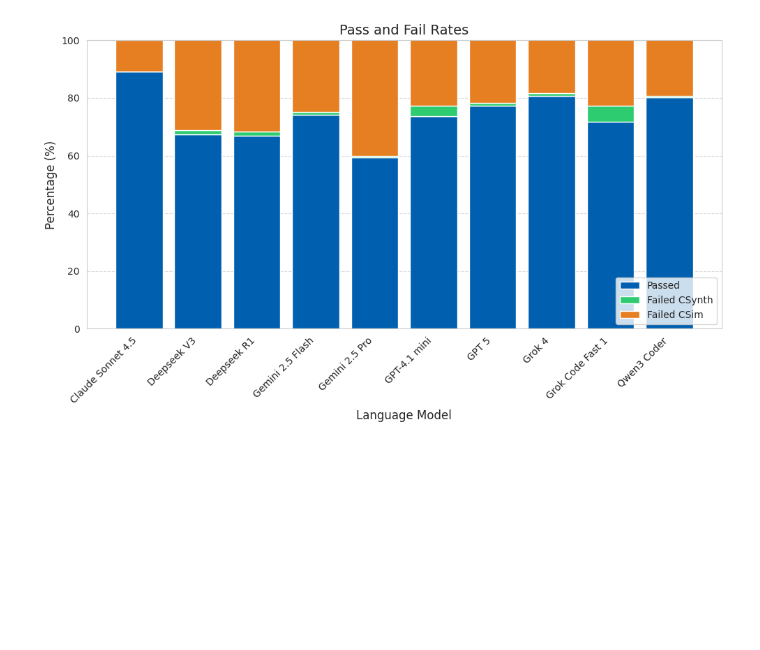
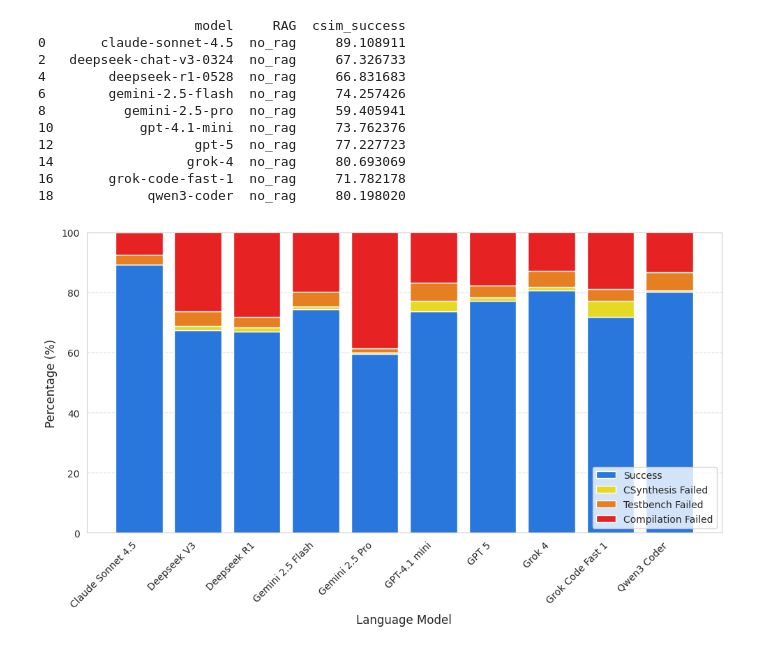
Before and after one commit to byuccl/HLS-FAB, a Jupyter notebook: results/data_analysis/oneshot_and_cost.ipynb, the cells around one changed output. Cells and saved outputs as stored; diff of their text form; code cells hidden in the pictures; blank space fills up the shorter version.

```diff
--- a/results/data_analysis/oneshot_and_cost.ipynb
+++ b/results/data_analysis/oneshot_and_cost.ipynb
@@ -11,6 +11,7 @@ import seaborn as sns
 #Getting the Average success values from the Rag and No Rag runs
 df = pd.read_csv('oneshot/vitis_oneshot1.csv')
 df2 = pd.read_csv('oneshot/vitis_oneshot2.csv')
+df_dyna = pd.read_csv('oneshot/dynarapid_oneshot.csv')
 
 # Formatting the successes and model names
 df['latency'] = pd.to_numeric(df['latency'], errors='coerce')
@@ -18,6 +19,18 @@ df['model'] = df['model'].str.split('/').str[-1]
 df2['latency'] = pd.to_numeric(df2['latency'], errors='coerce')
 df2['model'] = df2['model'].str.split('/').str[-1]
 
+df['compilation_failed'] = df['compilation_status'] == 'failed'
+df['mismatched_only'] = (df['outputs_match'] == 'mismatch') & (df['compilation_status'] != 'failed')
+df2['compilation_failed'] = df2['compilation_status'] == 'failed'
+df2['mismatched_only'] = (df2['outputs_match'] == 'mismatch') & (df2['compilation_status'] != 'failed')
+
+# print(df)
+df_dyna['model'] = df_dyna['model'].str.split('/').str[-1]
+df_dyna['has_dot'] = pd.to_numeric(df_dyna['has_dot'], errors='coerce')
+df_dyna['has_dcp'] = pd.to_numeric(df_dyna['has_dcp'], errors='coerce')
+df_dyna['compilation_failed'] = (df_dyna['compiled'] == 'failed').astype(int)
+df_dyna['mismatched_only'] = ((df_dyna['matched'] == 'mismatch') & (df_dyna['compiled'] != 'failed')).astype(int)
+df_dyna['csim_passed'] = (df_dyna['matched'] == 'match') & (df_dyna['compiled'] != 'failed').astype(int)
 
 #Getting success Rates
 success_cnts_unsort = df.groupby(['model', 'RAG'])['csim_success'].sum()
@@ -91,4 +104,5 @@ plot_df_norag.rename(
 
 # print("\nFinal Plotting DataFrame ready (final_plot_df):")
 # print(plot_df_norag)
+print(df_dyna)
 # %% [output]
@@ -111,11 +162,16 @@ df_combined['csynth_fail_csim_pass'] = ((df_combined['csim_success'] == 1) & (df
 failure_analysis = df_combined.groupby(['model', 'RAG']).agg(
     total_tests=('model', 'count'),
     both_fail_count=('both_fail', 'sum'),
+    fail_compilation= ('compilation_failed', 'sum'),
+    mismatched= ('mismatched_only', 'sum'),
     csynth_fail_csim_pass_count=('csynth_fail_csim_pass', 'sum')
 ).reset_index()
 
 # Calculate percentages
 failure_analysis['both_fail_pct'] = (failure_analysis['both_fail_count'] / failure_analysis['total_tests']) * 100
+failure_analysis['fail_compilation_pct'] = (failure_analysis['fail_compilation'] / failure_analysis['total_tests']) * 100
+failure_analysis['mismatched_pct'] = (failure_analysis['mismatched'] / failure_analysis['total_tests']) * 100
+
 failure_analysis['csynth_fail_csim_pass_pct'] = (failure_analysis['csynth_fail_csim_pass_count'] / failure_analysis['total_tests']) * 100
 
 # Clean up model names
@@ -132,6 +188,7 @@ failure_norag = failure_analysis[failure_analysis['RAG'] == 'no_rag'].copy()
 # Get success rate data for no_rag
 df_plot_norag = average_success_unsort.reset_index(name='csim_success')
 df_plot_norag = df_plot_norag[df_plot_norag['RAG'] == 'no_rag'].copy()
+print(df_plot_norag)
 
 # Rename models for better display
 model_names = {
@@ -148,36 +205,49 @@ model_names = {
 }
 
 # Merge failure data with success rates
 failure_norag['model'] = failure_norag['model'].map(model_names)
 df_plot_norag['model'] = df_plot_norag['model'].map(model_names)
 
 # Merge on model name to align data
 merged_data = pd.merge(df_plot_norag, failure_norag, on='model', how='left')
 merged_data = merged_data.set_index('model')
 
 # --- Visualization ---
 plt.figure(figsize=(10, 6))
 
 # Create stacked bar chart: Blue (success) + Green (csynth fail) + Orange (both fail)
 x = range(len(merged_data))
 success_pct = merged_data['csim_success'].values
 csynth_fail_pct = merged_data['csynth_fail_csim_pass_pct'].values
 both_fail_pct = merged_data['both_fail_pct'].values
+compile_fail_pct = merged_data['fail_compilation_pct'].values
+mismatched_pct = merged_data['mismatched_pct']
 
-p1 = plt.bar(x, success_pct, label='Passed', color='#0060af')
-p2 = plt.bar(x, csynth_fail_pct, bottom=success_pct, label='Failed CSynth', color='#2ecc71')
-p3 = plt.bar(x, both_fail_pct, bottom=success_pct + csynth_fail_pct, label='Failed CSim', color='#e67e22')
-
+p1 = plt.bar(x, success_pct, label='Success', color="#2977dd")
+p2 = plt.bar(x, csynth_fail_pct, bottom=success_pct, label='CSynthesis Failed', color="#e6d922")
+p3 = plt.bar(x, mismatched_pct, bottom=success_pct + csynth_fail_pct, label='Testbench Failed', color='#e67e22')
+p4 = plt.bar(x, compile_fail_pct, bottom=success_pct + csynth_fail_pct+ mismatched_pct, label='Compilation Failed', color="#e62222")
 # Add title and labels
-plt.title(f'Pass and Fail Rates', fontsize=14)
+# plt.title(f'Pass and Fail Rates', fontsize=14)
 plt.ylabel('Percentage (%)', fontsize=12)
 plt.xlabel('Language Model', fontsize=12)
 plt.ylim(0, 100)
 plt.xticks(x, merged_data.index, rotation=45, ha='right')
 plt.legend(loc='lower right')
 plt.grid(axis='y', linestyle='--', alpha=0.7)
 plt.tight_layout()
 plt.savefig("success_fail_rates.pdf", dpi=300, bbox_inches='tight')
 plt.show()
 # %% [output]
+                    model     RAG  csim_success
+0       claude-sonnet-4.5  no_rag     89.108911
+2   deepseek-chat-v3-0324  no_rag     67.326733
+4        deepseek-r1-0528  no_rag     66.831683
+6        gemini-2.5-flash  no_rag     74.257426
+8          gemini-2.5-pro  no_rag     59.405941
+10           gpt-4.1-mini  no_rag     73.762376
+12                  gpt-5  no_rag     77.227723
+14                 grok-4  no_rag     80.693069
+16       grok-code-fast-1  no_rag     71.782178
+18            qwen3-coder  no_rag     80.198020
-[figure, old version]
+[figure, new version]
```
Also changed, not shown: parts of 5 cells of this notebook, 25 other files.
